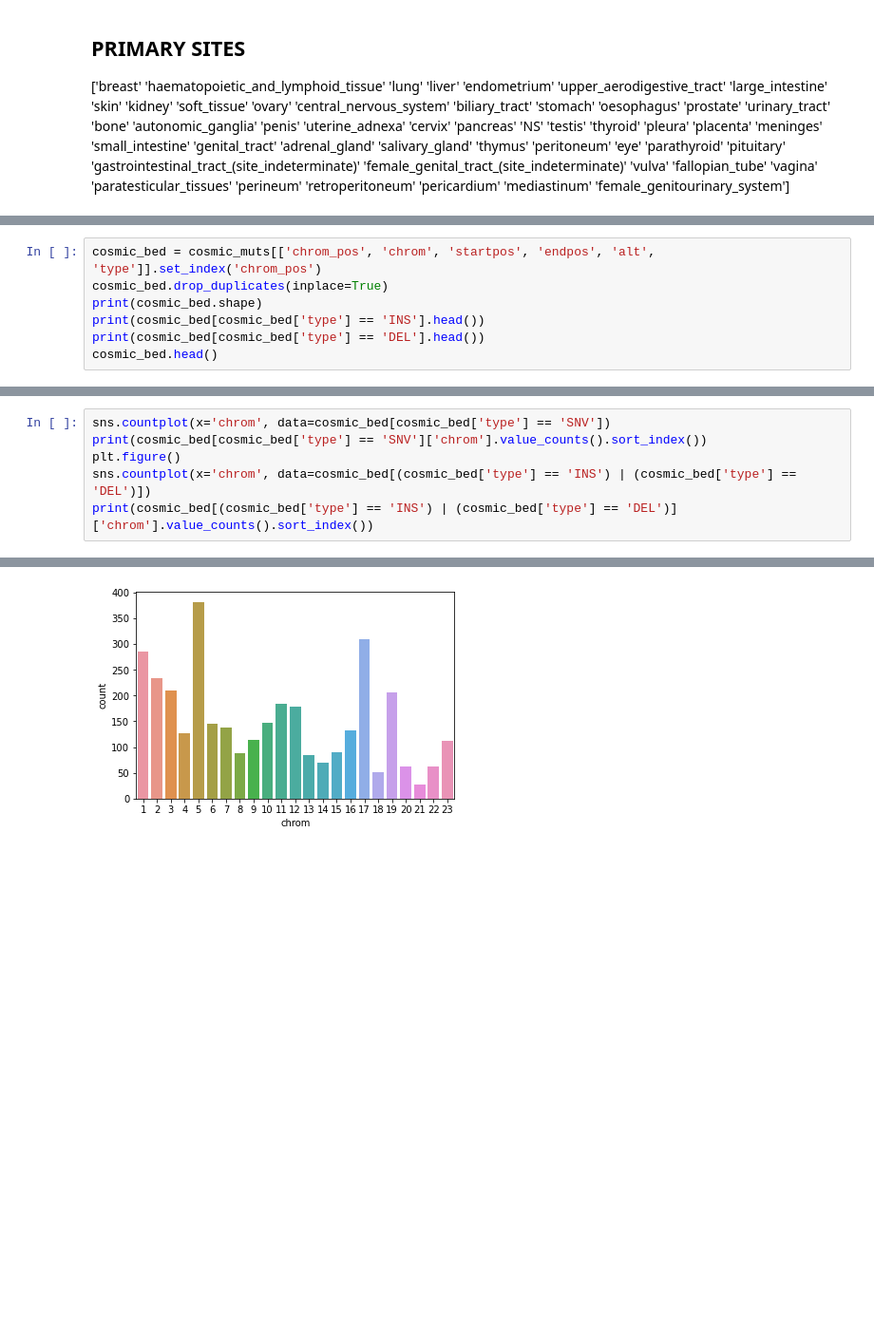
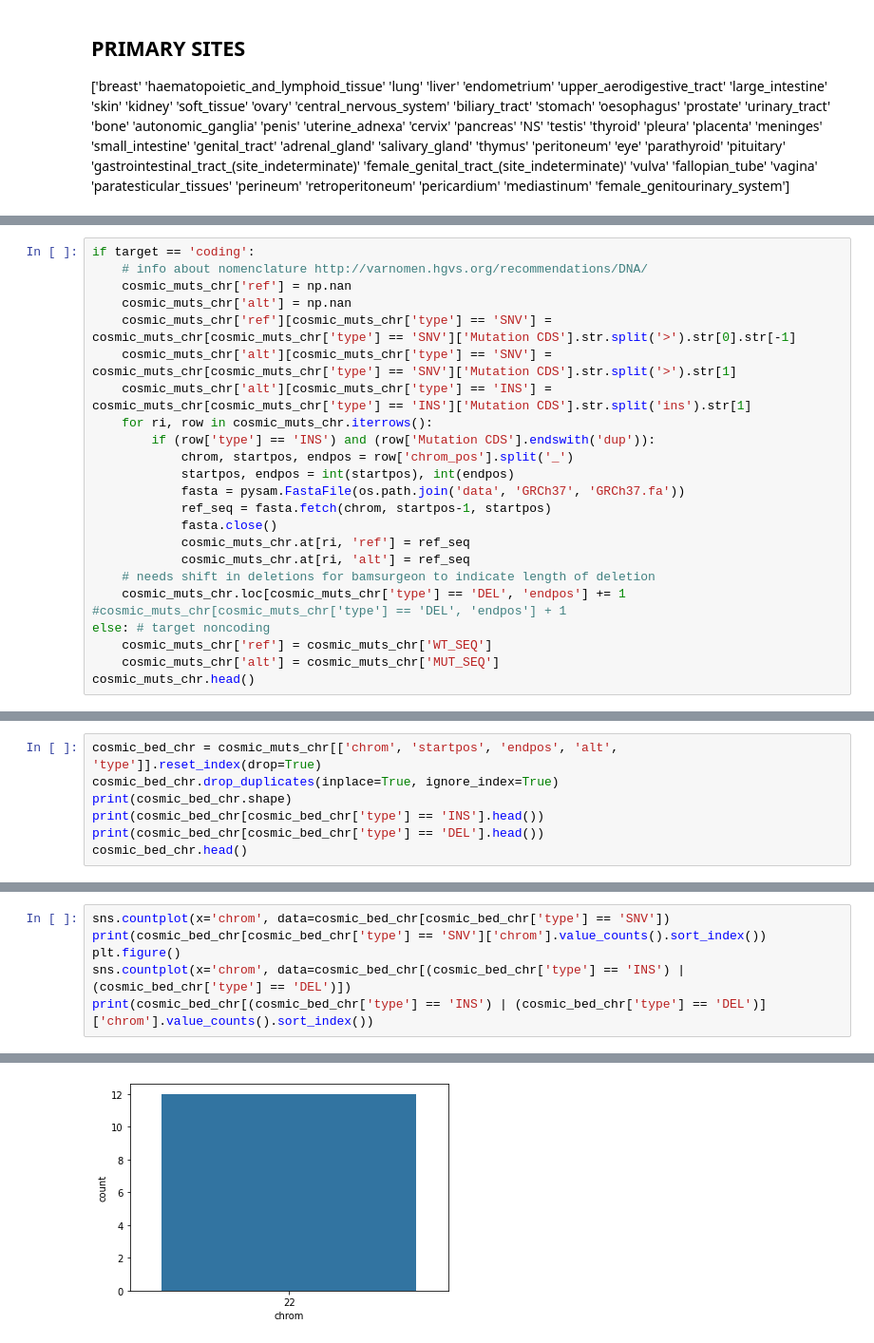
Before and after one commit to hanaecarrie/cfdna_snv_benchmark, a Jupyter notebook: spikeins/prepare_bed_from_cosmic.ipynb, the cells around one changed output, grey strips where cells are left out. Shown: that part at 95% size. Cells and saved outputs as stored; diff of their text form; blank space fills up the shorter version.

Commit message:
[update and fix]: cosmic database to bed for noncoding variants

```diff
--- a/spikeins/prepare_bed_from_cosmic.ipynb
+++ b/spikeins/prepare_bed_from_cosmic.ipynb
@@ -214,0 +235,23 @@ See the caveats in the documentation: https://pandas.pydata.org/pandas-docs/stab
+# %%
+if target == 'coding':
+    # info about nomenclature http://varnomen.hgvs.org/recommendations/DNA/
+    cosmic_muts_chr['ref'] = np.nan
+    cosmic_muts_chr['alt'] = np.nan
+    cosmic_muts_chr['ref'][cosmic_muts_chr['type'] == 'SNV'] = cosmic_muts_chr[cosmic_muts_chr['type'] == 'SNV']['Mutation CDS'].str.split('>').str[0].str[-1]
+    cosmic_muts_chr['alt'][cosmic_muts_chr['type'] == 'SNV'] = cosmic_muts_chr[cosmic_muts_chr['type'] == 'SNV']['Mutation CDS'].str.split('>').str[1]
+    cosmic_muts_chr['alt'][cosmic_muts_chr['type'] == 'INS'] = cosmic_muts_chr[cosmic_muts_chr['type'] == 'INS']['Mutation CDS'].str.split('ins').str[1]
+    for ri, row in cosmic_muts_chr.iterrows():
+        if (row['type'] == 'INS') and (row['Mutation CDS'].endswith('dup')):
+            chrom, startpos, endpos = row['chrom_pos'].split('_')
+            startpos, endpos = int(startpos), int(endpos)
+            fasta = pysam.FastaFile(os.path.join('data', 'GRCh37', 'GRCh37.fa'))
+            ref_seq = fasta.fetch(chrom, startpos-1, startpos)
+            fasta.close()
+            cosmic_muts_chr.at[ri, 'ref'] = ref_seq
+            cosmic_muts_chr.at[ri, 'alt'] = ref_seq
+    # needs shift in deletions for bamsurgeon to indicate length of deletion
+    cosmic_muts_chr.loc[cosmic_muts_chr['type'] == 'DEL', 'endpos'] += 1 #cosmic_muts_chr[cosmic_muts_chr['type'] == 'DEL', 'endpos'] + 1
+else: # target noncoding
+    cosmic_muts_chr['ref'] = cosmic_muts_chr['WT_SEQ']
+    cosmic_muts_chr['alt'] = cosmic_muts_chr['MUT_SEQ']
+cosmic_muts_chr.head()
@@ -215,8 +266,8 @@ See the caveats in the documentation: https://pandas.pydata.org/pandas-docs/stab
 # %%
-cosmic_bed = cosmic_muts[['chrom_pos', 'chrom', 'startpos', 'endpos', 'alt', 'type']].set_index('chrom_pos')
-cosmic_bed.drop_duplicates(inplace=True)
-print(cosmic_bed.shape)
-print(cosmic_bed[cosmic_bed['type'] == 'INS'].head())
-print(cosmic_bed[cosmic_bed['type'] == 'DEL'].head())
-cosmic_bed.head()
+cosmic_bed_chr = cosmic_muts_chr[['chrom', 'startpos', 'endpos', 'alt', 'type']].reset_index(drop=True)
+cosmic_bed_chr.drop_duplicates(inplace=True, ignore_index=True)
+print(cosmic_bed_chr.shape)
+print(cosmic_bed_chr[cosmic_bed_chr['type'] == 'INS'].head())
+print(cosmic_bed_chr[cosmic_bed_chr['type'] == 'DEL'].head())
+cosmic_bed_chr.head()
 # %% [output]
@@ -247,7 +307,7 @@ chrom_pos
 # %%
-sns.countplot(x='chrom', data=cosmic_bed[cosmic_bed['type'] == 'SNV'])
-print(cosmic_bed[cosmic_bed['type'] == 'SNV']['chrom'].value_counts().sort_index())
+sns.countplot(x='chrom', data=cosmic_bed_chr[cosmic_bed_chr['type'] == 'SNV'])
+print(cosmic_bed_chr[cosmic_bed_chr['type'] == 'SNV']['chrom'].value_counts().sort_index())
 plt.figure()
-sns.countplot(x='chrom', data=cosmic_bed[(cosmic_bed['type'] == 'INS') | (cosmic_bed['type'] == 'DEL')])
-print(cosmic_bed[(cosmic_bed['type'] == 'INS') | (cosmic_bed['type'] == 'DEL')]['chrom'].value_counts().sort_index())
+sns.countplot(x='chrom', data=cosmic_bed_chr[(cosmic_bed_chr['type'] == 'INS') | (cosmic_bed_chr['type'] == 'DEL')])
+print(cosmic_bed_chr[(cosmic_bed_chr['type'] == 'INS') | (cosmic_bed_chr['type'] == 'DEL')]['chrom'].value_counts().sort_index())
 # %% [output]
@@ -272,2 +319,2 @@ Name: chrom, dtype: int64
-[figure, old version]
+[figure, new version]
 # %% [markdown]
```
Also changed, not shown: parts of 24 cells of this notebook, 1 other file.
